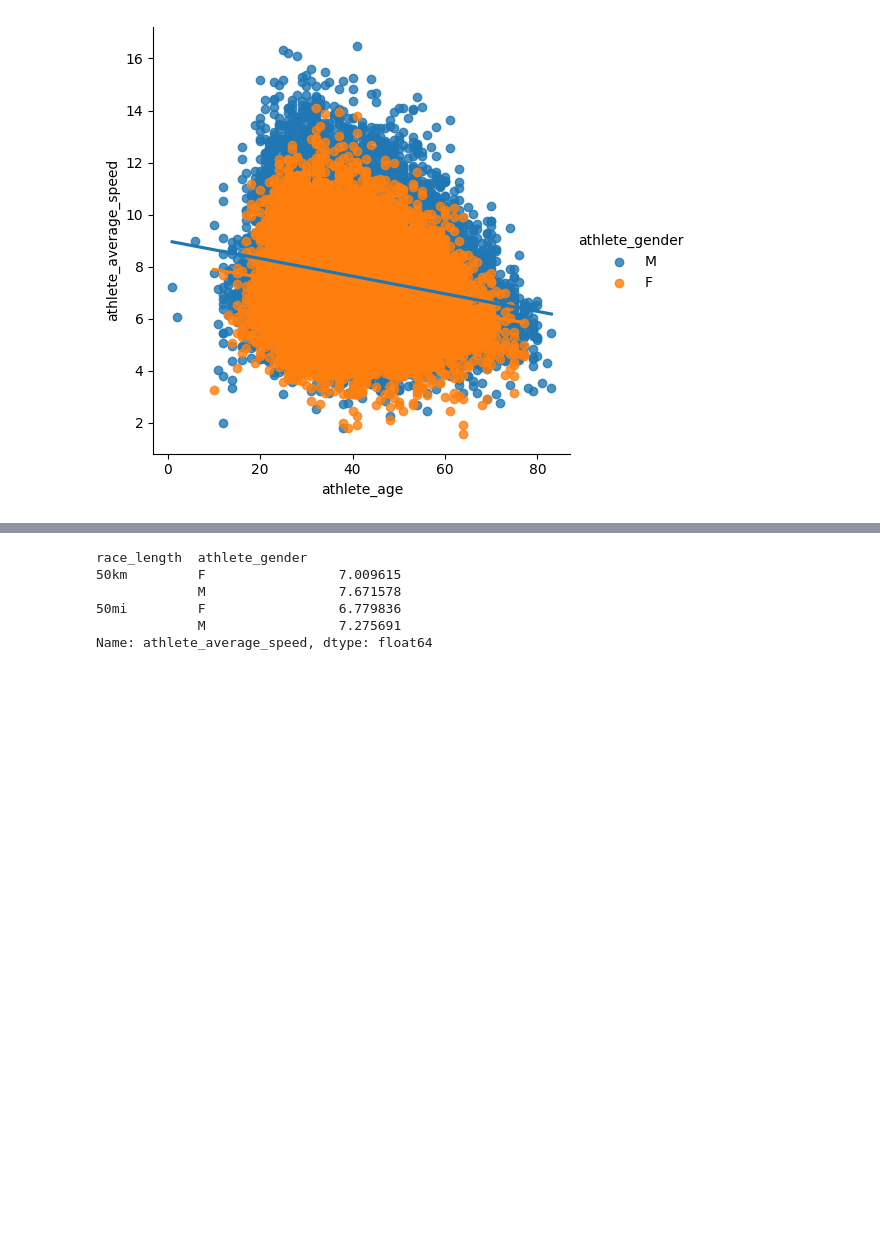
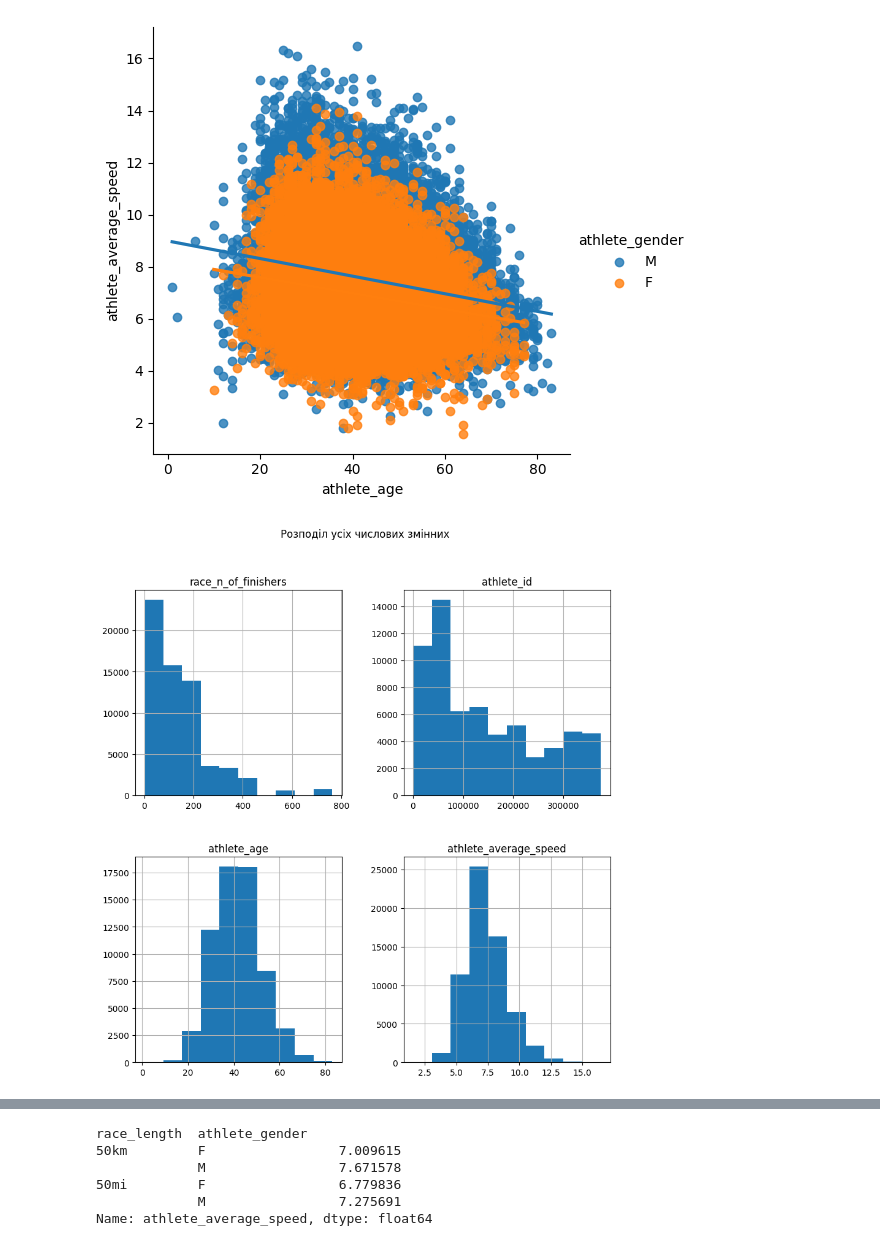
Before and after one commit to Oksihris/DataScience_Proj, a Jupyter notebook: WHO(DS-1L).ipynb, the cells around one changed output, grey strips where cells are left out. Drawn from its saved outputs; the diff is of its cells as text; code cells hidden in the pictures; blank space fills up the shorter version.

```diff
--- a/WHO(DS-1L).ipynb
+++ b/WHO(DS-1L).ipynb
@@ -120,7 +98,3 @@ df2.head()
 df2.shape
 # %% [output]
 (64299, 13)
-# %%
-# remove USA from event name
-
-df2['Event name'] = df2['Event name'].str.split('(').str.get(0)
@@ -132,0 +101,3 @@ See the caveats in the documentation: https://pandas.pydata.org/pandas-docs/stab
+# %%
+# видолила USA з events names, бо всі наші записи і так з USA
+df2['Event name'] = df['Event name'].str.split('(').str.get(0)
@@ -369,3 +330,11 @@ sns.lmplot(data=df3, x = 'athlete_age', y= 'athlete_average_speed', hue='athlete
 # %% [output]
 <seaborn.axisgrid.FacetGrid at 0x...>
 [figure]
+# %%
+# побудувала діаграми розподілу всіх числових змінних
+plt.figure(figsize = (10, 10))
+df3.select_dtypes(include=['float64', 'int64', 'int32']).hist(ax = plt.gca())
+plt.gcf().suptitle("Розподіл усіх числових змінних")
+plt.show()
+# %% [output]
+[figure, added]
```
Also changed, not shown: parts of 44 cells of this notebook, 4 other files.
